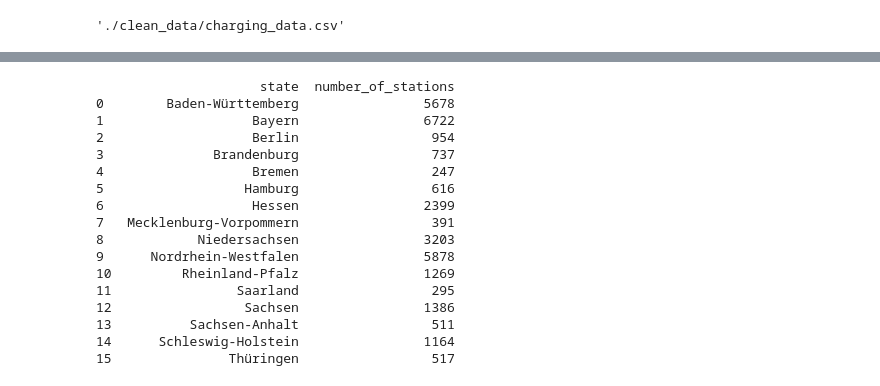
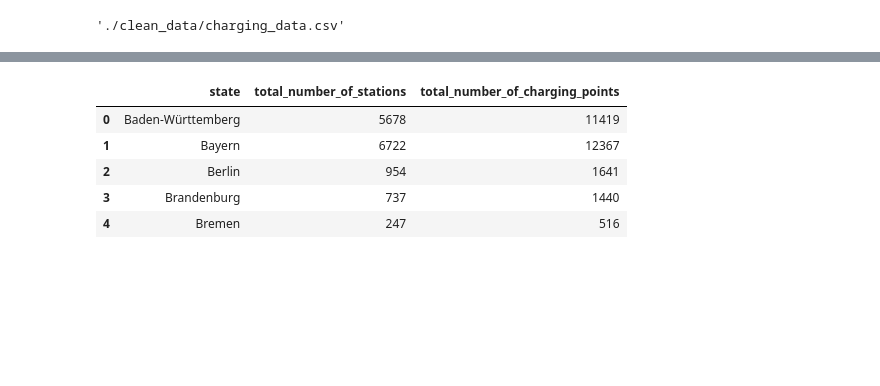
Before and after one commit to adelinerd/electric_cars, a Jupyter notebook: 1_E-Autos.ipynb, the cells around one changed output, grey strips where cells are left out. Cells and saved outputs as stored; diff of their text form; code cells hidden in the pictures; blank space fills up the shorter version.

```diff
--- a/1_E-Autos.ipynb
+++ b/1_E-Autos.ipynb
@@ -413,25 +357,17 @@ plt.show()
 # %%
-# Create a summary DataFrame with the count of stations per state
-df_stations_state = df.groupby("state").size().reset_index(name="number_of_stations")
+# Create the summary DataFrame
+df_stations_per_state = df.groupby("state").agg(
+    total_number_of_stations=("operator", "count"),
+    total_number_of_charging_points=("number_of_charging_points", "sum")
+).reset_index()
 
-# Display the result
-print(df_summary)
+# Display the summary DataFrame
+df_stations_per_state.head()
 # %% [output]
-                     state  number_of_stations
-0        Baden-Württemberg                5678
-1                   Bayern                6722
-2                   Berlin                 954
-3              Brandenburg                 737
-4                   Bremen                 247
-5                  Hamburg                 616
-6                   Hessen                2399
-7   Mecklenburg-Vorpommern                 391
-8            Niedersachsen                3203
-9      Nordrhein-Westfalen                5878
-10         Rheinland-Pfalz                1269
-11                Saarland                 295
-12                 Sachsen                1386
-13          Sachsen-Anhalt                 511
-14      Schleswig-Holstein                1164
-15               Thüringen                 517
+|  | state | total_number_of_stations | total_number_of_charging_points |
+| 0 | Baden-Württemberg | 5678 | 11419 |
+| 1 | Bayern | 6722 | 12367 |
+| 2 | Berlin | 954 | 1641 |
+| 3 | Brandenburg | 737 | 1440 |
+| 4 | Bremen | 247 | 516 |
 # %%
```
Also changed, not shown: parts of 8 cells of this notebook, 12 other files.
